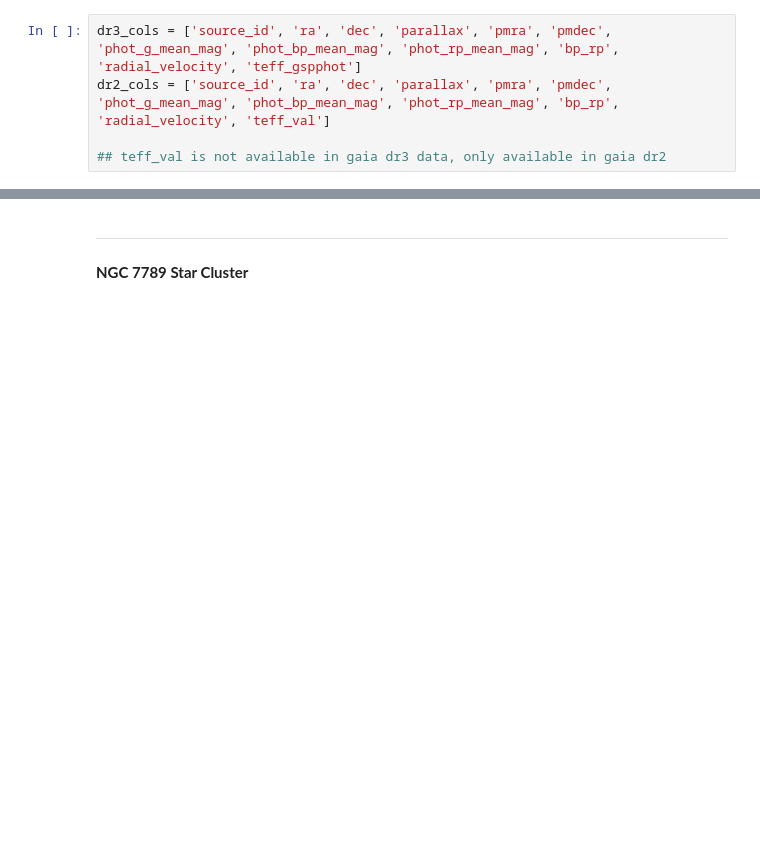
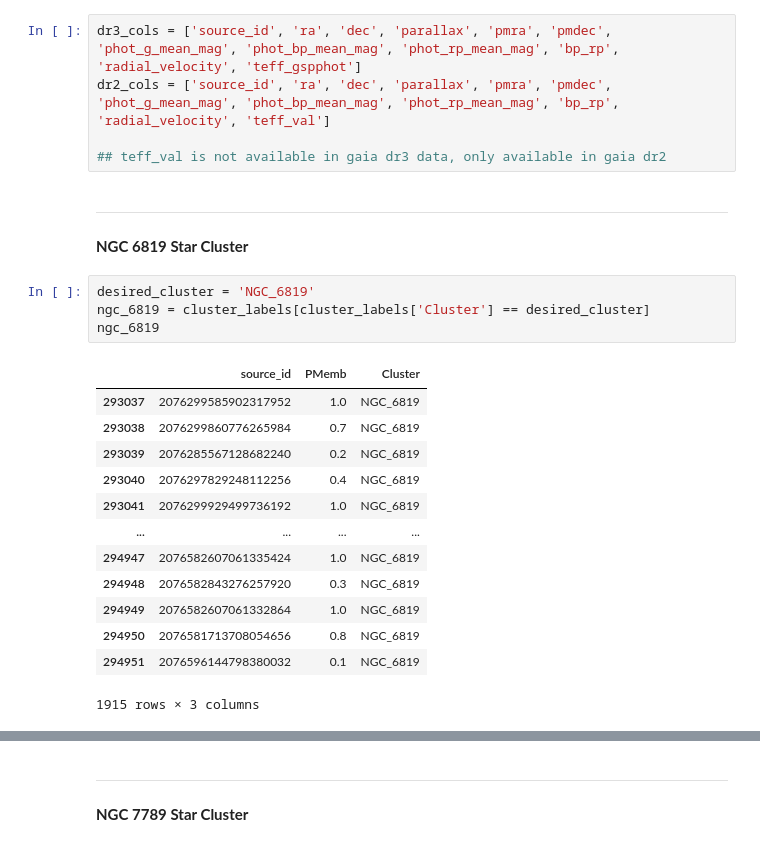
Before and after one commit to SakilaW/DATA301_Individual_Project, a Jupyter notebook: Data/GAIA Querying.ipynb, the cells around one changed output, grey strips where cells are left out. Saved outputs shown, nothing was run; the diff lists cells and outputs as text; blank space fills up the shorter version.

```diff
--- a/Data/GAIA Querying.ipynb
+++ b/Data/GAIA Querying.ipynb
@@ -51,3 +56,25 @@ dr3_cols = ['source_id', 'ra', 'dec', 'parallax', 'pmra', 'pmdec', 'phot_g_mean_
 dr2_cols = ['source_id', 'ra', 'dec', 'parallax', 'pmra', 'pmdec', 'phot_g_mean_mag', 'phot_bp_mean_mag', 'phot_rp_mean_mag', 'bp_rp', 'radial_velocity', 'teff_val']
 
 ## teff_val is not available in gaia dr3 data, only available in gaia dr2
+# %% [markdown]
+***
+# %% [markdown]
+**NGC 6819 Star Cluster**
+# %%
+desired_cluster = 'NGC_6819'
+ngc_6819 = cluster_labels[cluster_labels['Cluster'] == desired_cluster]
+ngc_6819
+# %% [output]
+|  | source_id | PMemb | Cluster |
+| 293037 | 2076299585902317952 | 1.0 | NGC_6819 |
+| 293038 | 2076299860776265984 | 0.7 | NGC_6819 |
+| 293039 | 2076285567128682240 | 0.2 | NGC_6819 |
+| 293040 | 2076297829248112256 | 0.4 | NGC_6819 |
+| 293041 | 2076299929499736192 | 1.0 | NGC_6819 |
+| ... | ... | ... | ... |
+| 294947 | 2076582607061335424 | 1.0 | NGC_6819 |
+| 294948 | 2076582843276257920 | 0.3 | NGC_6819 |
+| 294949 | 2076582607061332864 | 1.0 | NGC_6819 |
+| 294950 | 2076581713708054656 | 0.8 | NGC_6819 |
+| 294951 | 2076596144798380032 | 0.1 | NGC_6819 |
+1915 rows × 3 columns
```
Also changed, not shown: parts of 11 cells of this notebook.
